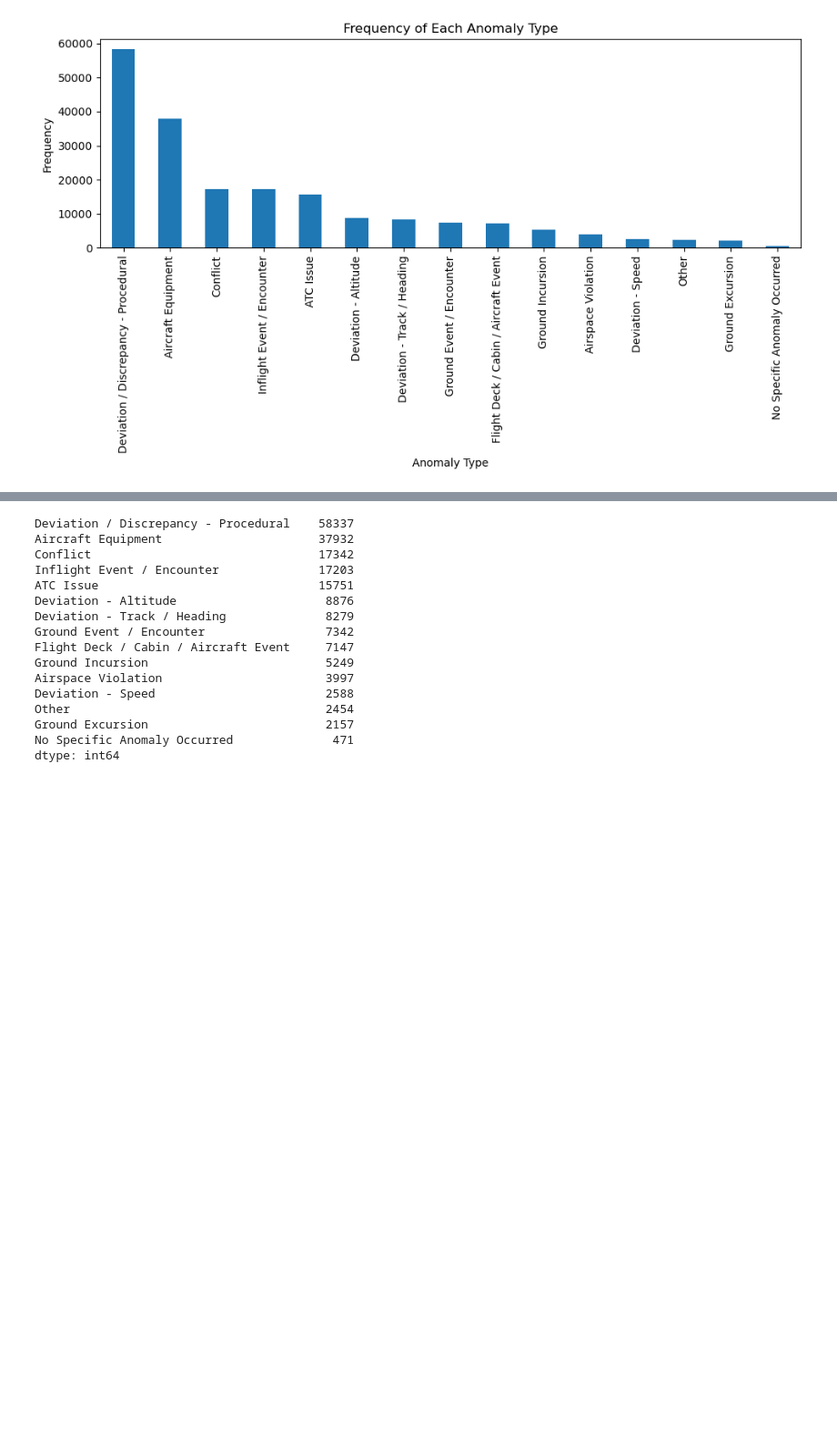
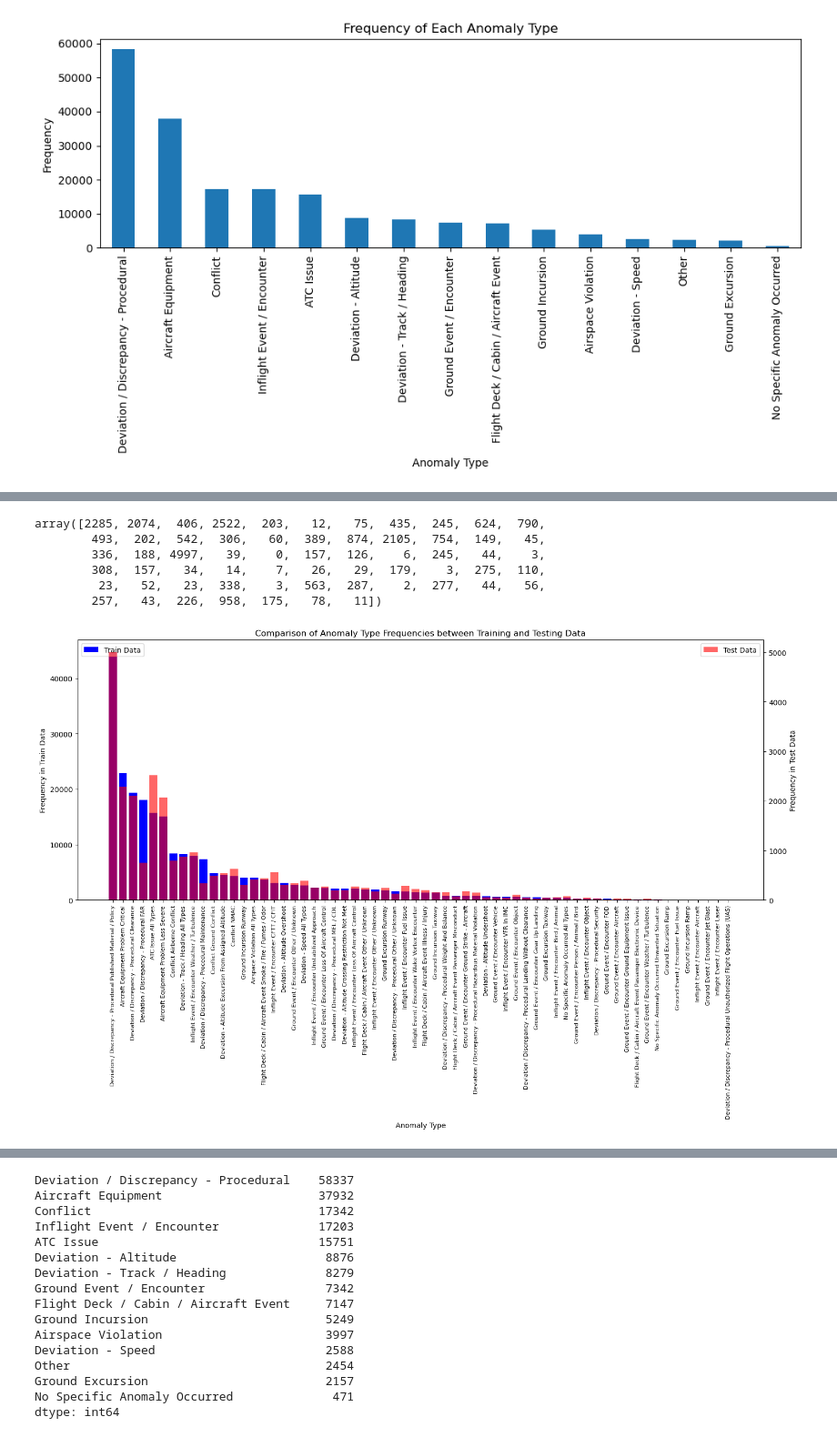
Before and after one commit to Gogonemnem/Safran-Project, a Jupyter notebook: Load data.ipynb, the cells around one changed output, grey strips where cells are left out. Shown at 91% size. Saved outputs shown, nothing was run; the diff lists cells and outputs as text; code cells hidden in the pictures; blank space fills up the shorter version.

Commit message:
show subcategories

```diff
--- a/Load data.ipynb
+++ b/Load data.ipynb
@@ -558,3 +560,9 @@ plt.tight_layout()
 plt.show()
 # %% [output]
 [figure]
+# %%
+from data_preprocessing import load_data, ANOMALY_LABELS, ANOMALY_SUBCATEGORIES
+
+
+train_df = load_data("./data/train_data_final.pkl", ANOMALY_SUBCATEGORIES)
+test_df = load_data("./data/test_data_final.pkl", ANOMALY_SUBCATEGORIES)
@@ -560,0 +590,60 @@ plt.show()
+# %%
+# Convert the DataFrame column to a NumPy array of lists
+labels_list_array = np.array(test_df['labels'])
+
+# Convert the array of lists to a NumPy array
+labels_array = np.vstack(labels_list_array)
+
+# Calculate the sum of each column and store it in a NumPy array
+test_sub_anomaly_counts = np.sum(labels_array, axis=0)
+test_sub_anomaly_counts
+# %% [output]
+array([2285, 2074,  406, 2522,  203,   12,   75,  435,  245,  624,  790,
+        493,  202,  542,  306,   60,  389,  874, 2105,  754,  149,   45,
+        336,  188, 4997,   39,    0,  157,  126,    6,  245,   44,    3,
+        308,  157,   34,   14,    7,   26,   29,  179,    3,  275,  110,
+         23,   52,   23,  338,    3,  563,  287,    2,  277,   44,   56,
+        257,   43,  226,  958,  175,   78,   11])
+# %%
+import matplotlib.pyplot as plt
+import numpy as np
+
+# Assuming ANOMALY_SUBCATEGORIES, train_sub_anomaly_counts, and test_sub_anomaly_counts are defined
+
+# Sort the counts and corresponding labels for the training data
+train_sorted_indices = np.argsort(train_sub_anomaly_counts)[::-1]
+train_sorted_counts = train_sub_anomaly_counts[train_sorted_indices]
+train_sorted_labels = np.array(ANOMALY_SUBCATEGORIES)[train_sorted_indices]
+
+# Sort the counts for the test data according to the sorted labels of the training data
+test_sorted_counts = test_sub_anomaly_counts[train_sorted_indices]
+
+# Create figure and axis objects
+fig, ax1 = plt.subplots(figsize=(15, 10))
+
+# Plot the training data counts
+ax1.bar(train_sorted_labels, train_sorted_counts, label='Train Data', color='b')
+
+# Create a second y-axis with the same x-axis
+ax2 = ax1.twinx()
+# Plot the test data counts
+ax2.bar(train_sorted_labels, test_sorted_counts, label='Test Data', color='r', alpha=0.6)
+
+# Set the title and x-axis labels
+ax1.set_title('Comparison of Anomaly Type Frequencies between Training and Testing Data')
+ax1.set_xlabel('Anomaly Type')
+ax1.set_ylabel('Frequency in Train Data')
+ax2.set_ylabel('Frequency in Test Data')
+
+# Rotate the x-axis labels to vertical for readability
+ax1.set_xticklabels(train_sorted_labels, rotation=90, fontsize=8)
+
+# Use tight layout to ensure everything fits without overlapping
+fig.tight_layout()
+
+# Show the plot with a legend
+ax1.legend(loc='upper left')
+ax2.legend(loc='upper right')
+plt.show()
+# %% [output]
+[figure, added]
```
Also changed, not shown: parts of 3 cells of this notebook.
